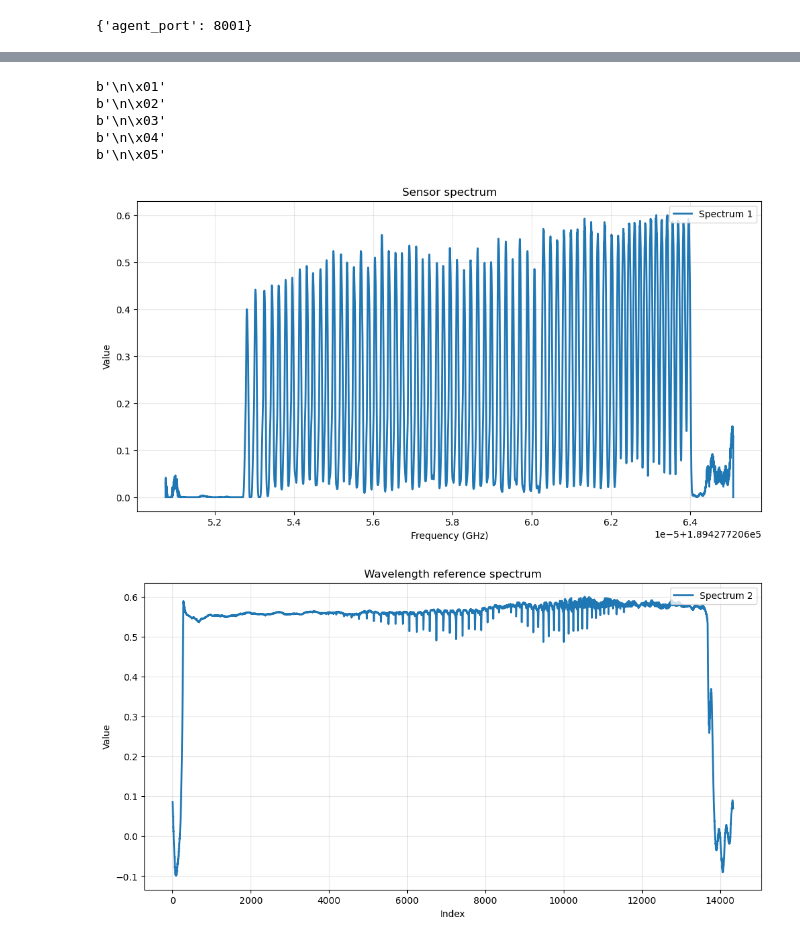
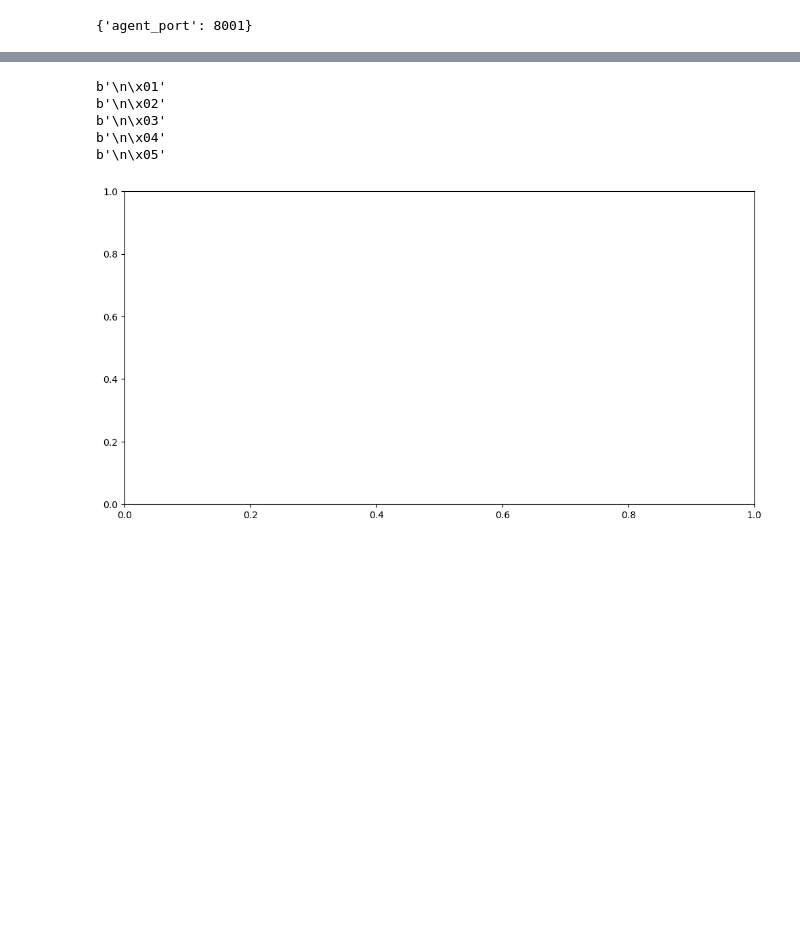
Before and after one commit to ldcn/pyWistom, a Jupyter notebook: pyWistom.ipynb, the cells around one changed output, grey strips where cells are left out. Drawn from its saved outputs; the diff is of its cells as text; code cells hidden in the pictures; blank space fills up the shorter version.

```diff
--- a/pyWistom.ipynb
+++ b/pyWistom.ipynb
@@ -117,77 +117,31 @@ client.get_smgr_info()
   'start_calibration_temperature': -20.0,
   'end_calibration_temperature': 100.0}}
 # %%
+import time
+from IPython.display import clear_output
+
 import matplotlib.pyplot as plt
-import numpy as np
+
 spectrum1 = client.custom_api_request(pyWistom.COMMAND_ID['GET'], b'WSNS', b'DATA', bytes.fromhex("0a01"))
 spectrum2 = client.custom_api_request(pyWistom.COMMAND_ID['GET'], b'WSNS', b'DATA', bytes.fromhex("0a02"))
 spectrum3 = client.custom_api_request(pyWistom.COMMAND_ID['GET'], b'WSNS', b'DATA', bytes.fromhex("0a03"))
 spectrum4 = client.custom_api_request(pyWistom.COMMAND_ID['GET'], b'WSNS', b'DATA', bytes.fromhex("0a04"))
 spectrum5 = client.custom_api_request(pyWistom.COMMAND_ID['GET'], b'WSNS', b'DATA', bytes.fromhex("0a05"))
 
 # Extract spectrum data values
 spectrum_data_values1 = spectrum1['response']['spectrum_data_values']
 spectrum_data_values2 = spectrum2['response']['spectrum_data_values']
 spectrum_data_values3 = spectrum3['response']['spectrum_data_values']
 spectrum_data_values4 = spectrum4['response']['spectrum_data_values']
 spectrum_data_values5 = spectrum5['response']['spectrum_data_values']
 # Plot all 5 spectrographs
 # Plot Spectrum 1
-plt.figure(figsize=(12, 6))
-x_scale_ghz = [(spectrum_data_values5[0] + i) / 1e9 for i in range(len(spectrum_data_values1))]
-y_values_db = [10 * np.log10(value) if value > 0 else float('-inf') for value in spectrum_data_values1]
-plt.plot(x_scale_ghz, y_values_db, label="Spectrum 1", linewidth=2)
-plt.title("Sensor spectrum")
-plt.xlabel("Frequency (GHz)")
-plt.ylabel("Power Ratio (dB)")
-plt.grid(alpha=0.3)
-plt.legend(loc="upper right")
-plt.show()
-
-# Wavelength reference spectrum
-plt.figure(figsize=(12, 6))
-plt.plot(range(len(spectrum_data_values2)), spectrum_data_values2, label="Spectrum 2", linewidth=2)
-plt.title("Wavelength reference spectrum")
-plt.xlabel("Index")
-plt.ylabel("Value")
-plt.grid(alpha=0.3)
-plt.legend(loc="upper right")
-plt.show()
-
-# Plot Spectrum 3
-plt.figure(figsize=(12, 6))
-plt.plot(range(len(spectrum_data_values3)), spectrum_data_values3, label="Spectrum 3", linewidth=2)
-plt.title("Interferometer spectrum")
-plt.xlabel("Index")
-plt.ylabel("Value")
-plt.grid(alpha=0.3)
-plt.legend(loc="upper right")
-plt.show()
-
-# Plot Spectrum 4
-plt.figure(figsize=(12, 6))
-plt.plot(range(len(spectrum_data_values4)), spectrum_data_values4, label="Spectrum 4", linewidth=2)
-plt.title("White light spectrum")
-plt.xlabel("Index")
-plt.ylabel("Value")
-plt.grid(alpha=0.3)
-plt.legend(loc="upper right")
-plt.show()
-
-# Plot Spectrum 5
-plt.figure(figsize=(12, 6))
-plt.plot(range(len(spectrum_data_values5)), spectrum_data_values5, label="Spectrum 5", linewidth=2)
-plt.title("Frequency scale")
-plt.xlabel("Index")
-plt.ylabel("Value")
-plt.grid(alpha=0.3)
-plt.legend(loc="upper right")
-plt.show()
+plt.ion()  # Turn on interactive mode
+fig, ax = plt.subplots(figsize=(12, 6))
 # %% [output]
 b'\n\x01'
 b'\n\x02'
 b'\n\x03'
 b'\n\x04'
 b'\n\x05'
-[figure, old version]
+[figure, new version]
-[figure, removed]
```
Also changed, not shown: parts of 8 cells of this notebook, 2 other files.
